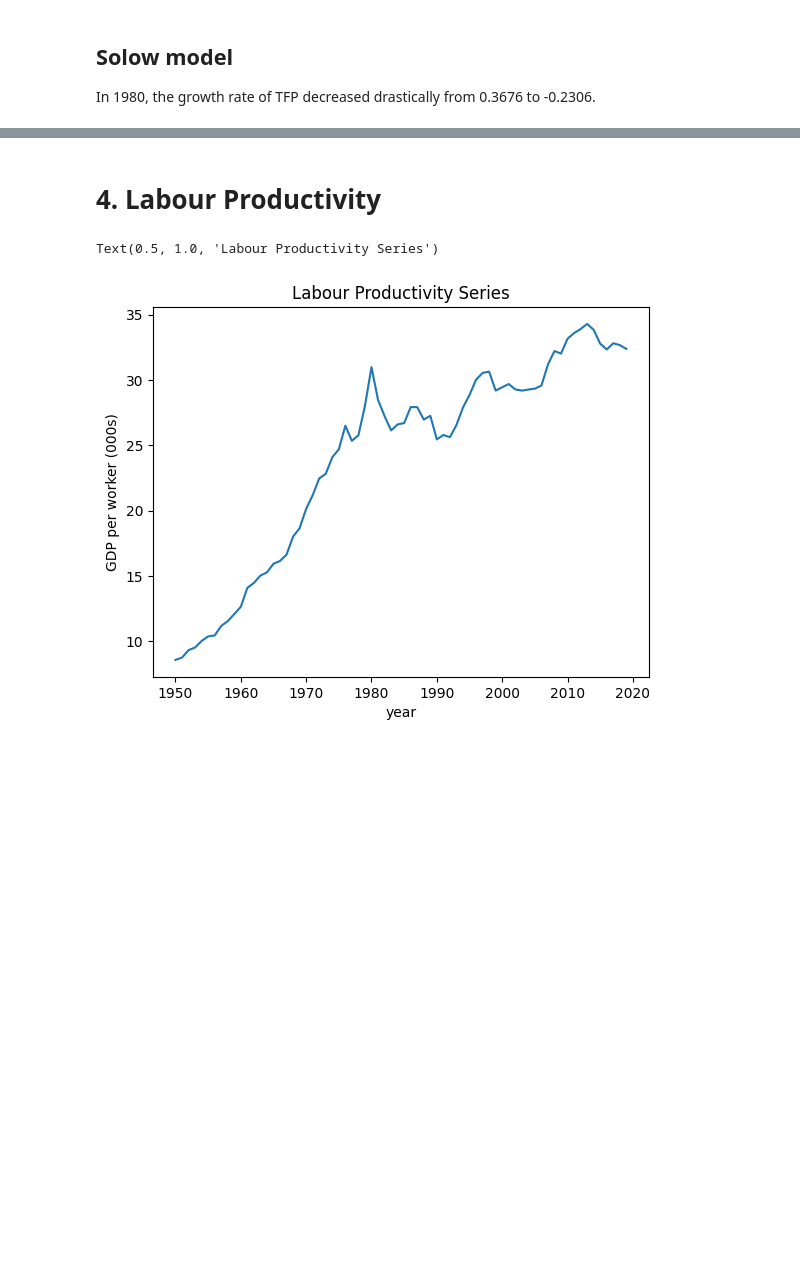
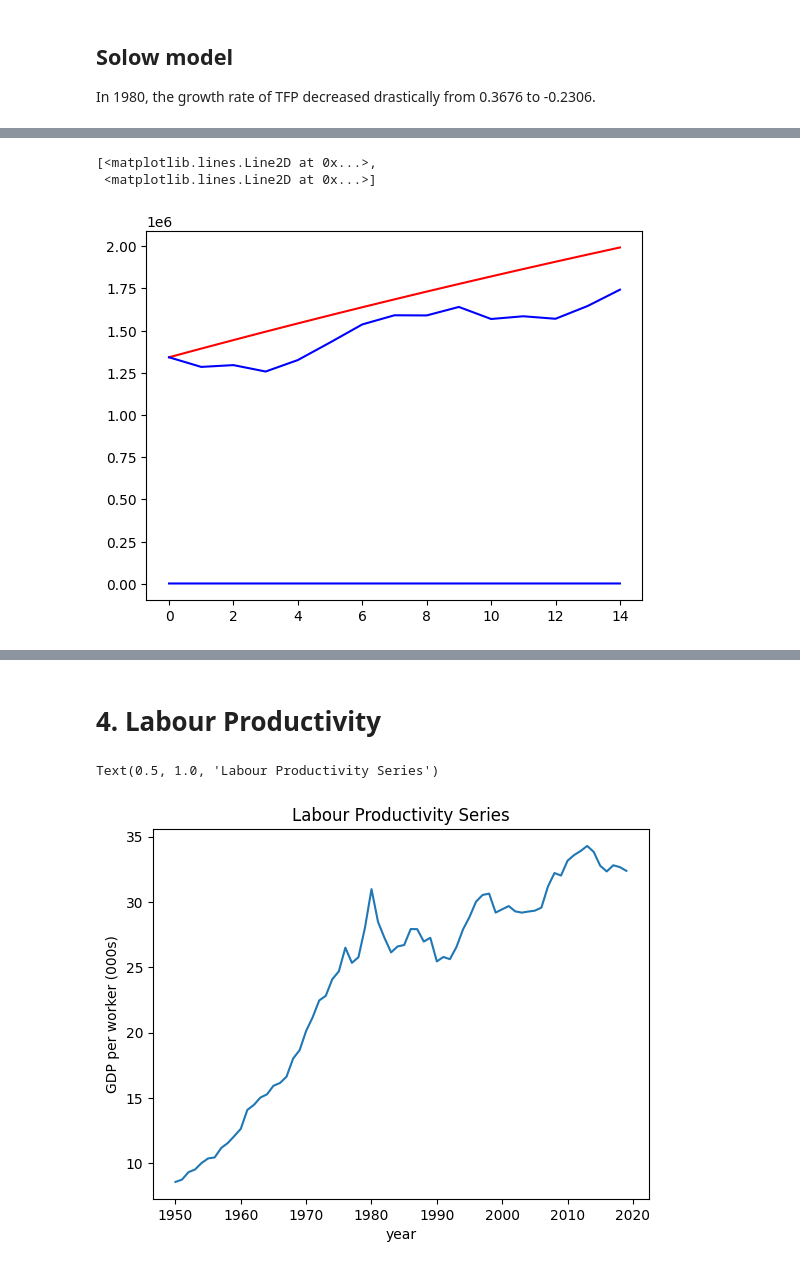
Before and after one commit to Jessie-Fung/ec2b1-brazil, a Jupyter notebook: code/code.ipynb, the cells around one changed output, grey strips where cells are left out. Drawn from its saved outputs; the diff is of its cells as text; code cells hidden in the pictures; blank space fills up the shorter version.

```diff
--- a/code/code.ipynb
+++ b/code/code.ipynb
@@ -819,0 +822,8 @@ data_tfp[data_tfp["year"] == 1964][["year", "rgdpna", "rnna", "hc", "labour", "t
+# %%
+plt.figure()
+plt.plot(solow_1980_1994["rgdpna"], color = "red", label = "our model")
+plt.plot(data_tfp["rgdpna"][30:45].reset_index(), color = "blue", label = "data")
+# %% [output]
+[<matplotlib.lines.Line2D at 0x...>,
+ <matplotlib.lines.Line2D at 0x...>]
+[figure, added]
```
Also changed, not shown: parts of 14 cells of this notebook.
